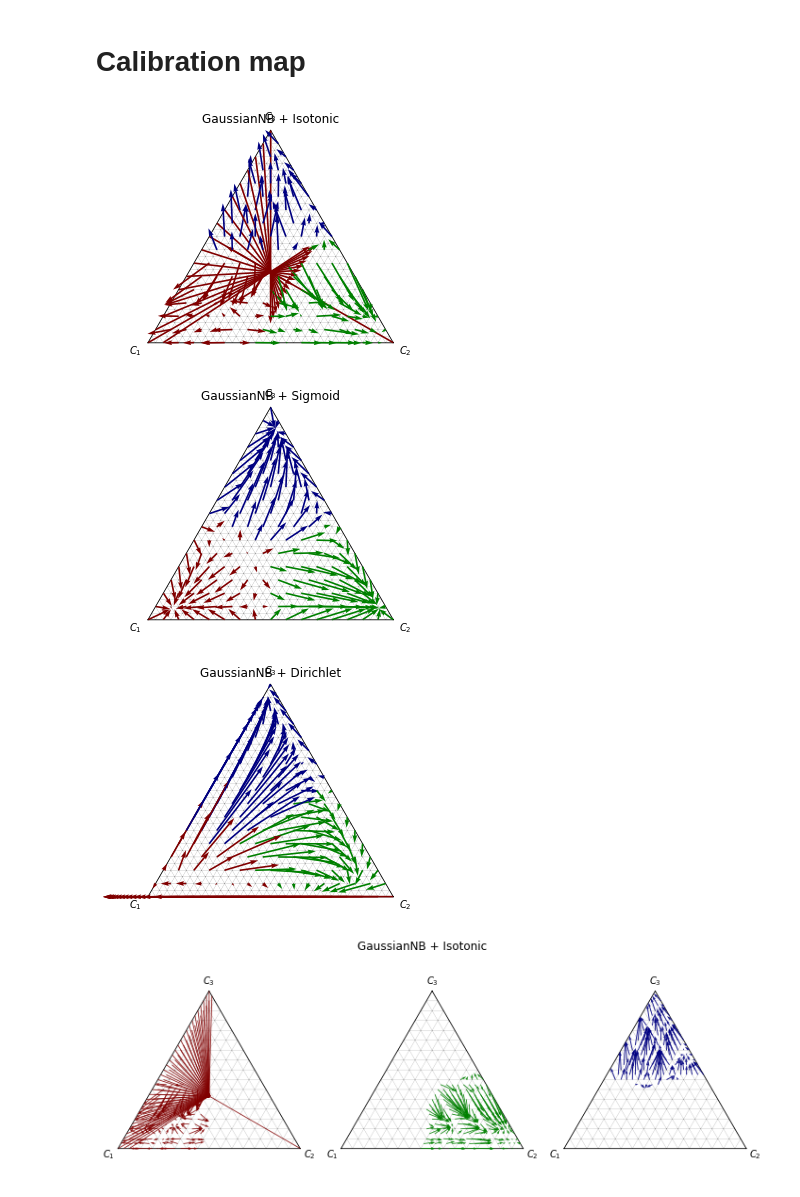
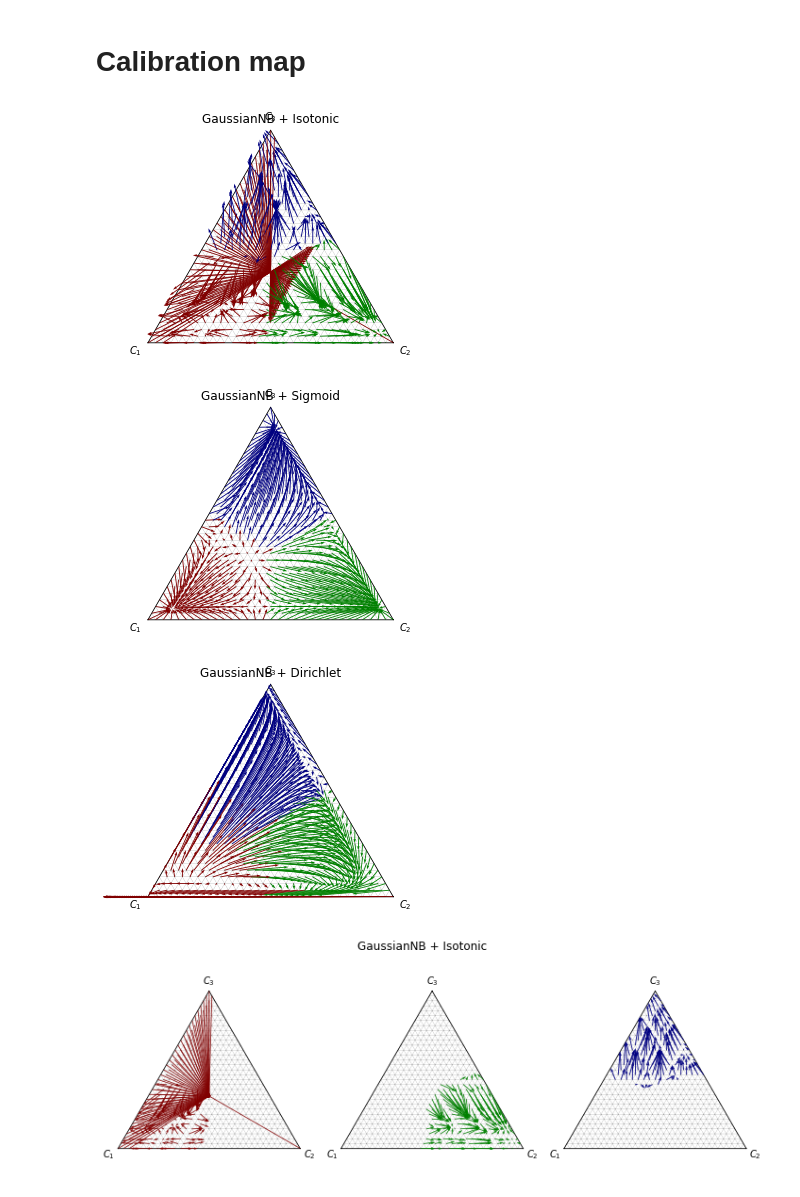
Before and after one commit to classifier-calibration/hands_on, a Jupyter notebook: notebooks/2_visualisation_tools_ternary.ipynb, the cells around one changed output. Saved outputs shown, nothing was run; the diff lists cells and outputs as text; code cells hidden in the pictures.

```diff
--- a/notebooks/2_visualisation_tools_ternary.ipynb
+++ b/notebooks/2_visualisation_tools_ternary.ipynb
@@ -102,25 +102,23 @@ for i, (clf, name) in enumerate(estimators):
 # %%
 from pycalib.visualisations.barycentric import draw_calibration_map
 from pycalib.visualisations.barycentric import get_mesh_bc
 from pycalib.models import CalibratedModel
 
 from dirichletcal import FullDirichletCalibrator, FixedDiagonalDirichletCalibrator, DirichletCalibrator
 
 P_bc_grid = get_mesh_bc(subdiv=5)
-P_bc_grid = get_mesh_bc(subdiv=subdiv)
-
 
 for clf, name in estimators:
     if not hasattr(clf, 'calibrator'):
         continue
     calibrated = clf.calibrator.predict_proba(P_bc_grid)
     color = [c_mark[i]['color'] for i in calibrated.argmax(axis=1).astype(int)]
     draw_calibration_map(P_bc_grid, calibrated, color=color,  subdiv=5)
     plt.title(name)
 # %% [output]
-[figure, old version]
+[figure, new version]
-[figure, old version]
+[figure, new version]
-[figure, old version]
+[figure, new version]
 # %%
 from pycalib.visualisations.barycentric import draw_calibration_map
 from pycalib.visualisations.barycentric import get_mesh_bc
```
Also changed, not shown: parts of 5 cells of this notebook, 2 other files.
